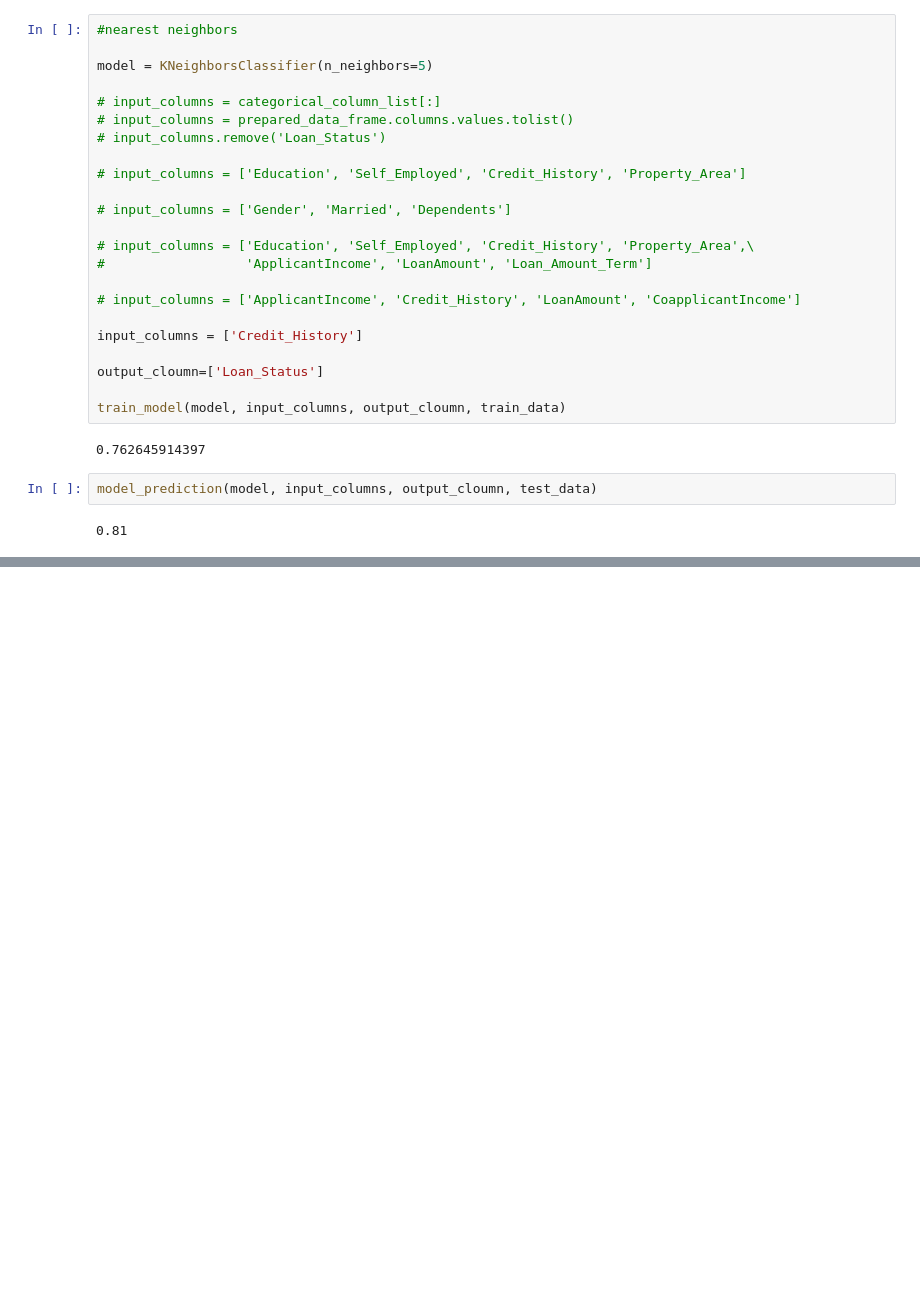
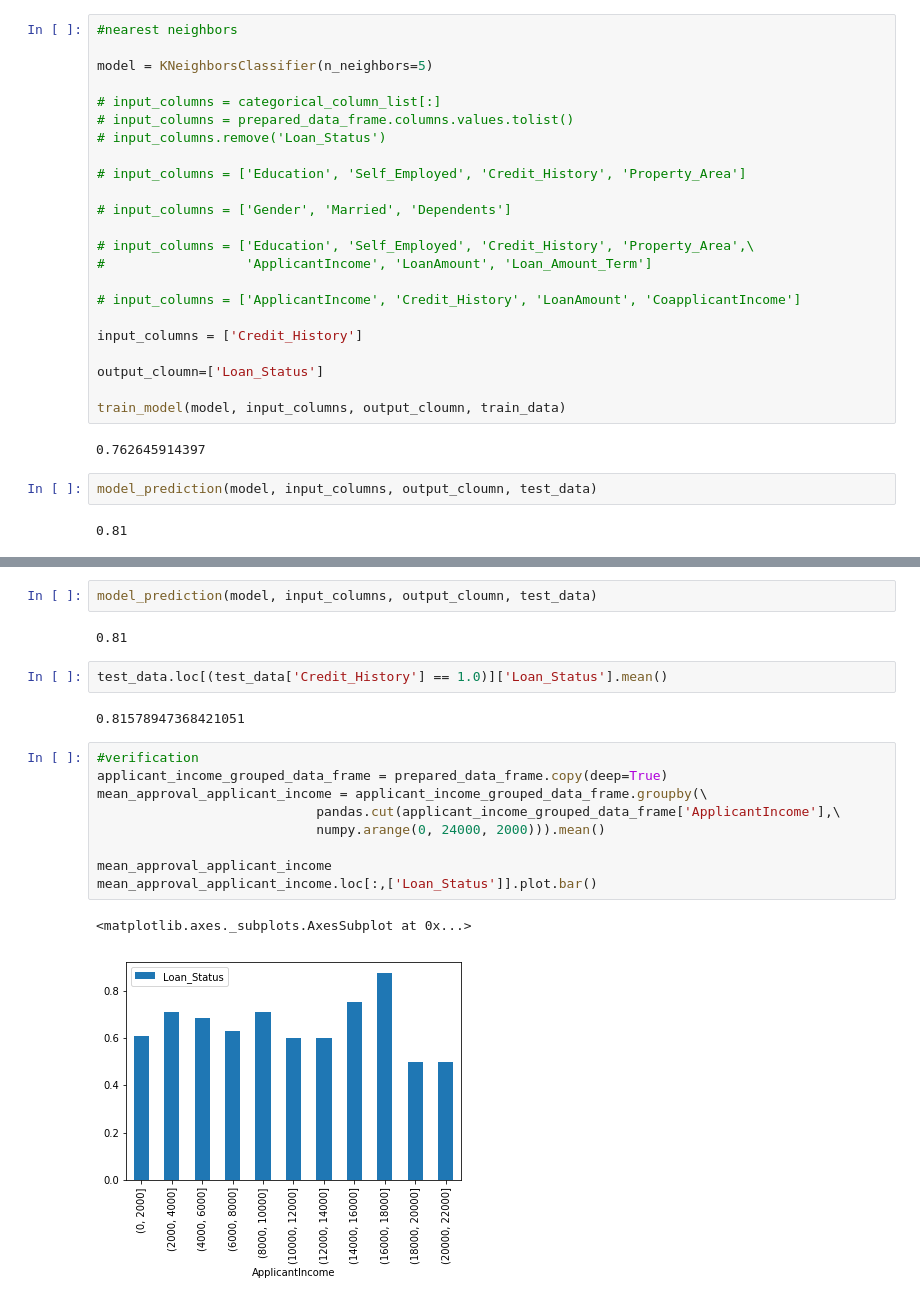
Before and after one commit to ShreyasGithub/python-data-science, a Jupyter notebook: explore_data.ipynb, the cells around one changed output, grey strips where cells are left out. Drawn from its saved outputs; the diff is of its cells as text; blank space fills up the shorter version.

```diff
--- a/explore_data.ipynb
+++ b/explore_data.ipynb
@@ -650,0 +677,20 @@ model_prediction(model, input_columns, output_cloumn, test_data)
+# %%
+model_prediction(model, input_columns, output_cloumn, test_data)
+# %% [output]
+0.81
+# %%
+test_data.loc[(test_data['Credit_History'] == 1.0)]['Loan_Status'].mean()
+# %% [output]
+0.81578947368421051
+# %%
+#verification
+applicant_income_grouped_data_frame = prepared_data_frame.copy(deep=True)
+mean_approval_applicant_income = applicant_income_grouped_data_frame.groupby(\
+                            pandas.cut(applicant_income_grouped_data_frame['ApplicantIncome'],\
+                            numpy.arange(0, 24000, 2000))).mean()
+
+mean_approval_applicant_income
+mean_approval_applicant_income.loc[:,['Loan_Status']].plot.bar()
+# %% [output]
+<matplotlib.axes._subplots.AxesSubplot at 0x...>
+[figure, added]
```
Also changed, not shown: parts of 8 cells of this notebook.
